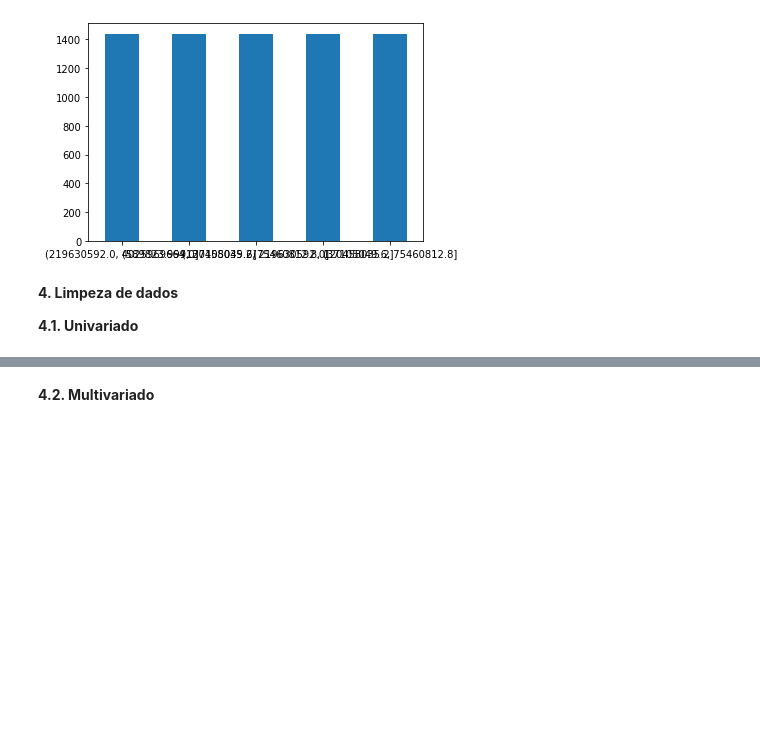
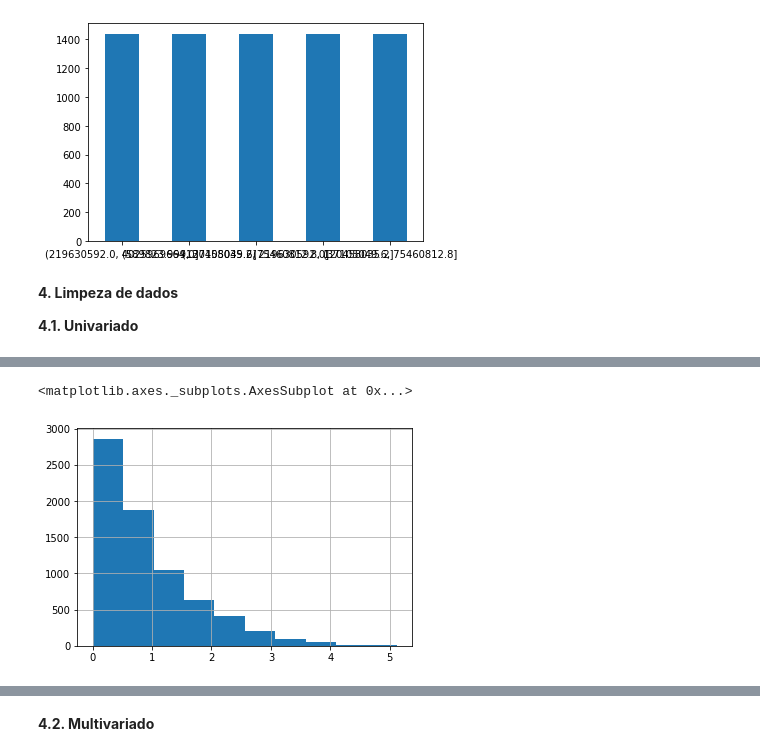
Before and after one commit to pridnt/cesar_engdados, a Jupyter notebook: notebooks/data_analysis.ipynb, the cells around one changed output, grey strips where cells are left out. Saved outputs shown, nothing was run; the diff lists cells and outputs as text; code cells hidden in the pictures; blank space fills up the shorter version.

```diff
--- a/notebooks/data_analysis.ipynb
+++ b/notebooks/data_analysis.ipynb
@@ -250,0 +290,5 @@ counts.plot.bar(rot=0)
+# %%
+(abs(df['size_bytes_log']-df['size_bytes_log'].median())/mad).hist()
+# %% [output]
+<matplotlib.axes._subplots.AxesSubplot at 0x...>
+[figure, added]
```
Also changed, not shown: parts of 8 cells of this notebook.
